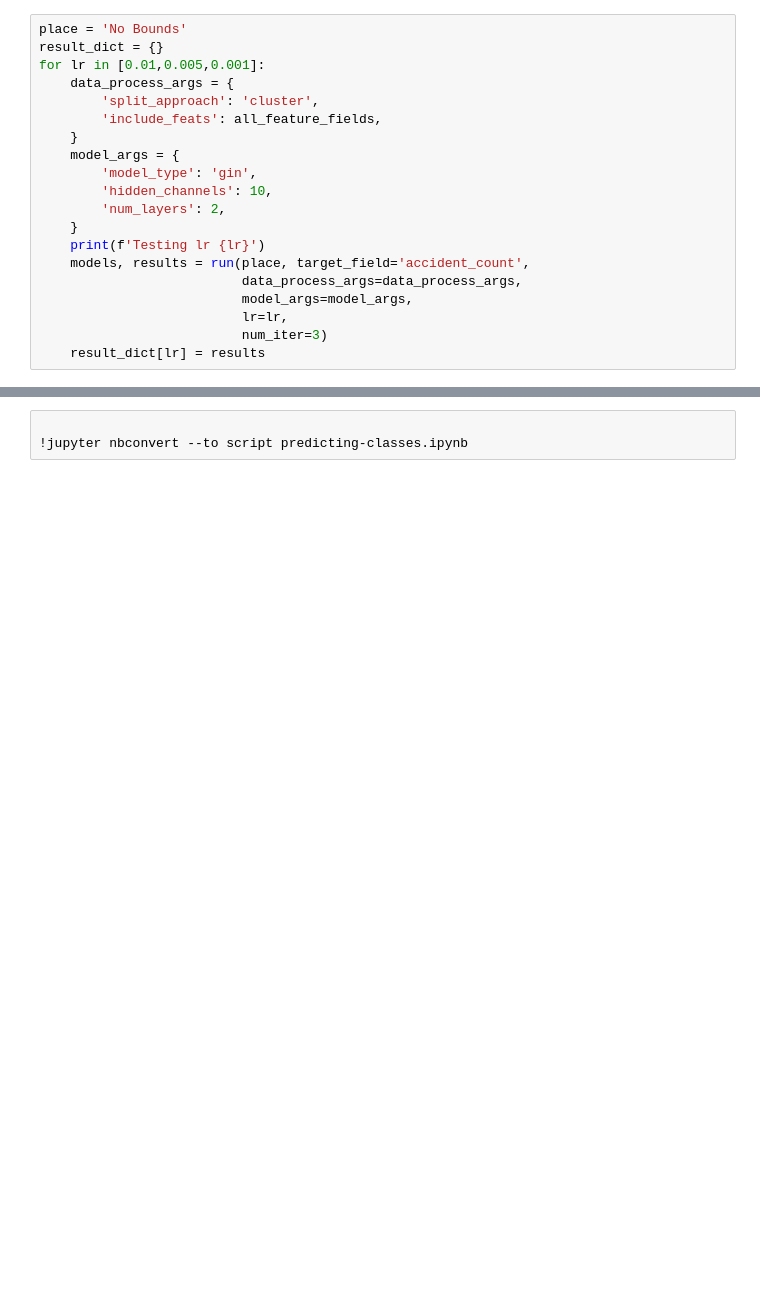
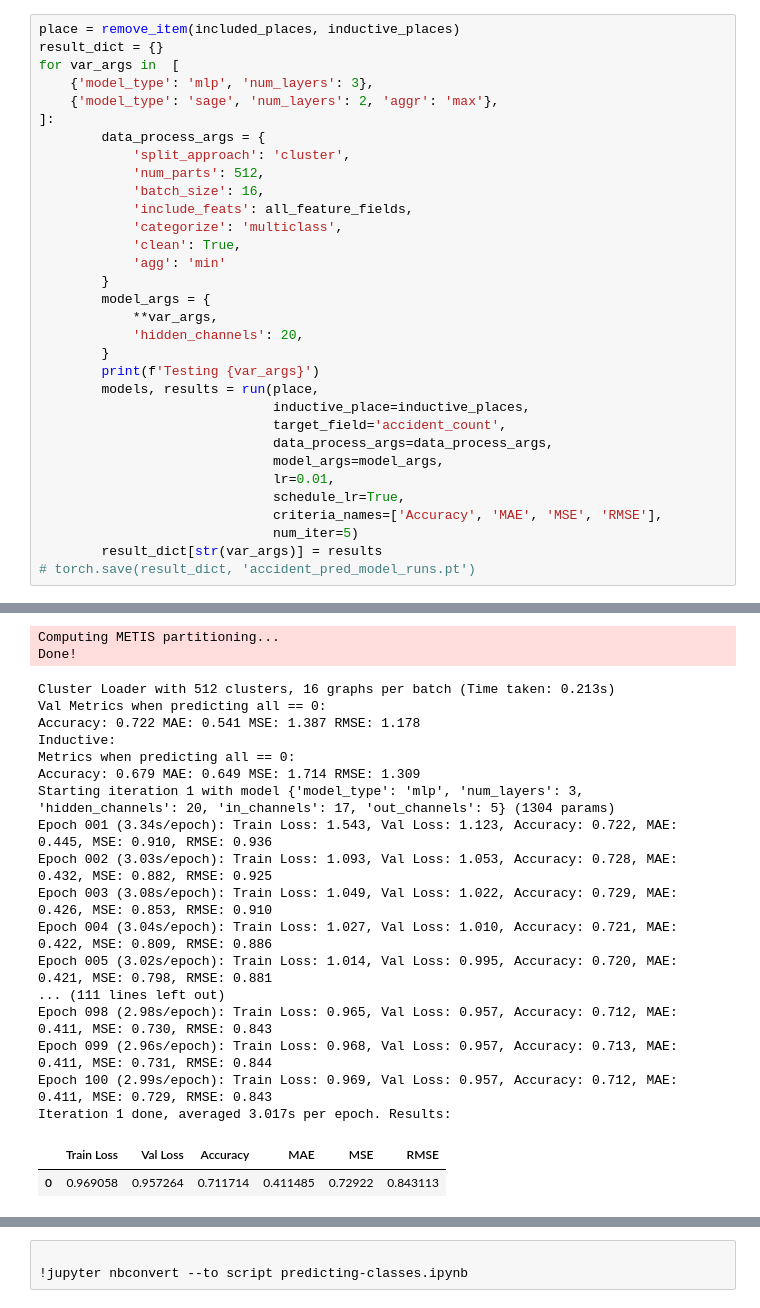
Before and after one commit to wilsoncwc/predicting-choice, a Jupyter notebook: predicting-classes.ipynb, the cells around one changed output, grey strips where cells are left out. Saved outputs shown, nothing was run; the diff lists cells and outputs as text; blank space fills up the shorter version.

```diff
--- a/predicting-classes.ipynb
+++ b/predicting-classes.ipynb
@@ -99,20 +83,33 @@ Iteration 1 done, averaged 6.347s per epoch. Results:
 # %%
-place = 'No Bounds'
+place = remove_item(included_places, inductive_places)
 result_dict = {}
-for lr in [0.01,0.005,0.001]:
-    data_process_args = {
-        'split_approach': 'cluster',
-        'include_feats': all_feature_fields,
-    }
-    model_args = {
-        'model_type': 'gin',
-        'hidden_channels': 10,
-        'num_layers': 2,
-    }
-    print(f'Testing lr {lr}')
-    models, results = run(place, target_field='accident_count',
-                          data_process_args=data_process_args,
-                          model_args=model_args,
-                          lr=lr,
-                          num_iter=3)
-    result_dict[lr] = results
+for var_args in  [
+    {'model_type': 'mlp', 'num_layers': 3},
+    {'model_type': 'sage', 'num_layers': 2, 'aggr': 'max'},
+]:
+        data_process_args = {
+            'split_approach': 'cluster',
+            'num_parts': 512,
+            'batch_size': 16,
+            'include_feats': all_feature_fields,
+            'categorize': 'multiclass',
+            'clean': True,
+            'agg': 'min'
+        }
+        model_args = {
+            **var_args,
+            'hidden_channels': 20,
+        }
+        print(f'Testing {var_args}')
+        models, results = run(place,
+                              inductive_place=inductive_places,
+                              target_field='accident_count',
+                              data_process_args=data_process_args,
+                              model_args=model_args,
+                              lr=0.01,
+                              schedule_lr=True,
+                              criteria_names=['Accuracy', 'MAE', 'MSE', 'RMSE'],
+                              num_iter=5)
+        result_dict[str(var_args)] = results
+# torch.save(result_dict, 'accident_pred_model_runs.pt')
+# %% [output]
@@ -118,0 +141,21 @@ for lr in [0.01,0.005,0.001]:
+Computing METIS partitioning...
+Done!
+Cluster Loader with 512 clusters, 16 graphs per batch (Time taken: 0.213s)
+Val Metrics when predicting all == 0:
+Accuracy: 0.722 MAE: 0.541 MSE: 1.387 RMSE: 1.178
+Inductive:
+Metrics when predicting all == 0:
+Accuracy: 0.679 MAE: 0.649 MSE: 1.714 RMSE: 1.309
+Starting iteration 1 with model {'model_type': 'mlp', 'num_layers': 3, 'hidden_channels': 20, 'in_channels': 17, 'out_channels': 5} (1304 params)
+Epoch 001 (3.34s/epoch): Train Loss: 1.543, Val Loss: 1.123, Accuracy: 0.722, MAE: 0.445, MSE: 0.910, RMSE: 0.936
+Epoch 002 (3.03s/epoch): Train Loss: 1.093, Val Loss: 1.053, Accuracy: 0.728, MAE: 0.432, MSE: 0.882, RMSE: 0.925
+Epoch 003 (3.08s/epoch): Train Loss: 1.049, Val Loss: 1.022, Accuracy: 0.729, MAE: 0.426, MSE: 0.853, RMSE: 0.910
+Epoch 004 (3.04s/epoch): Train Loss: 1.027, Val Loss: 1.010, Accuracy: 0.721, MAE: 0.422, MSE: 0.809, RMSE: 0.886
+Epoch 005 (3.02s/epoch): Train Loss: 1.014, Val Loss: 0.995, Accuracy: 0.720, MAE: 0.421, MSE: 0.798, RMSE: 0.881
+... (111 lines left out)
+Epoch 098 (2.98s/epoch): Train Loss: 0.965, Val Loss: 0.957, Accuracy: 0.712, MAE: 0.411, MSE: 0.730, RMSE: 0.843
+Epoch 099 (2.96s/epoch): Train Loss: 0.968, Val Loss: 0.957, Accuracy: 0.713, MAE: 0.411, MSE: 0.731, RMSE: 0.844
+Epoch 100 (2.99s/epoch): Train Loss: 0.969, Val Loss: 0.957, Accuracy: 0.712, MAE: 0.411, MSE: 0.729, RMSE: 0.843
+Iteration 1 done, averaged 3.017s per epoch. Results:
+|  | Train Loss | Val Loss | Accuracy | MAE | MSE | RMSE |
+| 0 | 0.969058 | 0.957264 | 0.711714 | 0.411485 | 0.72922 | 0.843113 |
```
Also changed, not shown: parts of 6 cells of this notebook, 16 other files.
